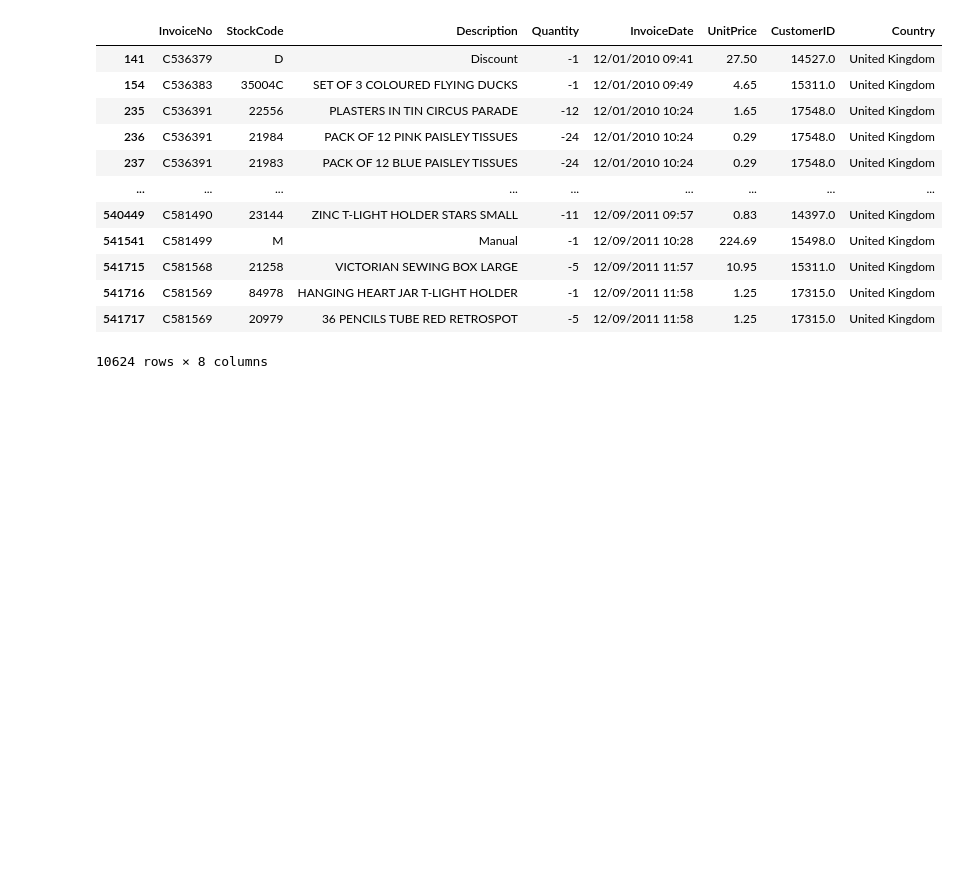
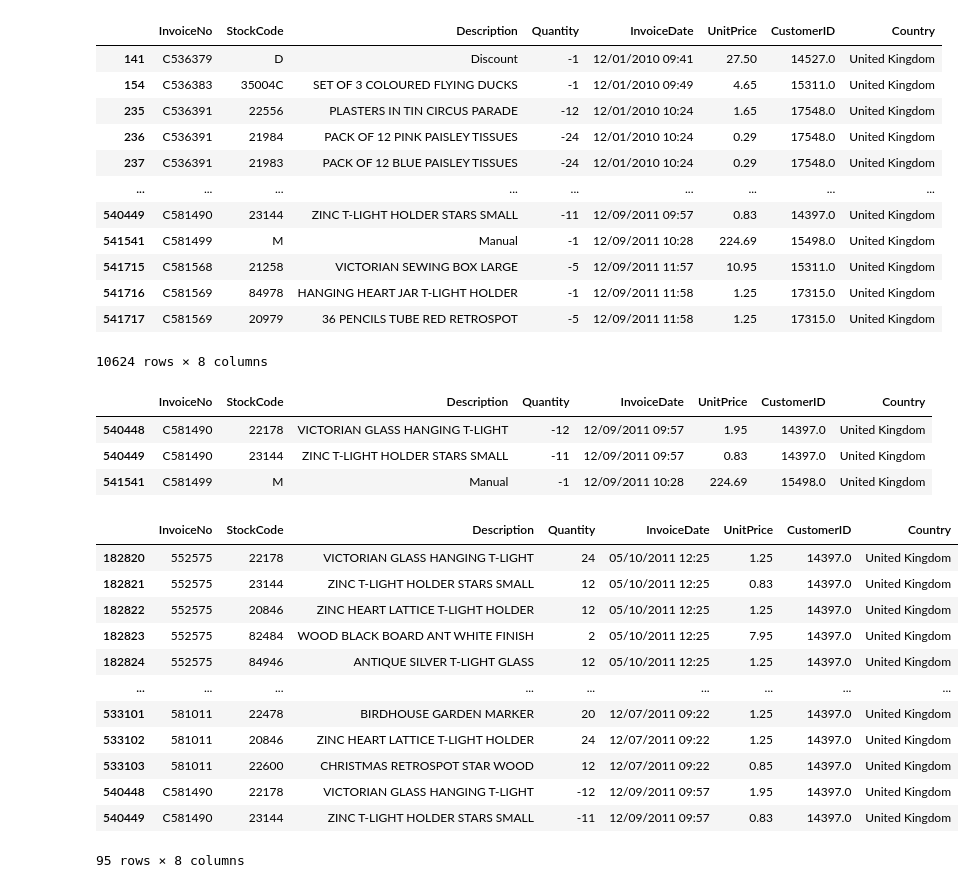
Before and after one commit to puttipongyy/BSC_DPDM23, a Jupyter notebook: Frequent_Patterns_(Association_Rules).ipynb, the cells around one changed output. Drawn from its saved outputs; the diff is of its cells as text; code cells hidden in the pictures; blank space fills up the shorter version.

```diff
--- a/Frequent_Patterns_(Association_Rules).ipynb
+++ b/Frequent_Patterns_(Association_Rules).ipynb
@@ -498,6 +515,29 @@ data[data['Quantity']<0]
 | 541716 | C581569 | 84978 | HANGING HEART JAR T-LIGHT HOLDER | -1 | 12/09/2011 11:58 | 1.25 | 17315.0 | United Kingdom |
 | 541717 | C581569 | 20979 | 36 PENCILS TUBE RED RETROSPOT | -5 | 12/09/2011 11:58 | 1.25 | 17315.0 | United Kingdom |
 10624 rows × 8 columns
+# %%
+data[(data['InvoiceNo'] == 'C581490') | (data['InvoiceNo'] == 'C581499')]
+# %% [output]
+|  | InvoiceNo | StockCode | Description | Quantity | InvoiceDate | UnitPrice | CustomerID | Country |
+| 540448 | C581490 | 22178 | VICTORIAN GLASS HANGING T-LIGHT | -12 | 12/09/2011 09:57 | 1.95 | 14397.0 | United Kingdom |
+| 540449 | C581490 | 23144 | ZINC T-LIGHT HOLDER STARS SMALL | -11 | 12/09/2011 09:57 | 0.83 | 14397.0 | United Kingdom |
+| 541541 | C581499 | M | Manual | -1 | 12/09/2011 10:28 | 224.69 | 15498.0 | United Kingdom |
+# %%
+data[(data['CustomerID'] == 14397)]
+# %% [output]
+|  | InvoiceNo | StockCode | Description | Quantity | InvoiceDate | UnitPrice | CustomerID | Country |
+| 182820 | 552575 | 22178 | VICTORIAN GLASS HANGING T-LIGHT | 24 | 05/10/2011 12:25 | 1.25 | 14397.0 | United Kingdom |
+| 182821 | 552575 | 23144 | ZINC T-LIGHT HOLDER STARS SMALL | 12 | 05/10/2011 12:25 | 0.83 | 14397.0 | United Kingdom |
+| 182822 | 552575 | 20846 | ZINC HEART LATTICE T-LIGHT HOLDER | 12 | 05/10/2011 12:25 | 1.25 | 14397.0 | United Kingdom |
+| 182823 | 552575 | 82484 | WOOD BLACK BOARD ANT WHITE FINISH | 2 | 05/10/2011 12:25 | 7.95 | 14397.0 | United Kingdom |
+| 182824 | 552575 | 84946 | ANTIQUE SILVER T-LIGHT GLASS | 12 | 05/10/2011 12:25 | 1.25 | 14397.0 | United Kingdom |
+| ... | ... | ... | ... | ... | ... | ... | ... | ... |
+| 533101 | 581011 | 22478 | BIRDHOUSE GARDEN MARKER | 20 | 12/07/2011 09:22 | 1.25 | 14397.0 | United Kingdom |
+| 533102 | 581011 | 20846 | ZINC HEART LATTICE T-LIGHT HOLDER | 24 | 12/07/2011 09:22 | 1.25 | 14397.0 | United Kingdom |
+| 533103 | 581011 | 22600 | CHRISTMAS RETROSPOT STAR WOOD | 12 | 12/07/2011 09:22 | 0.85 | 14397.0 | United Kingdom |
+| 540448 | C581490 | 22178 | VICTORIAN GLASS HANGING T-LIGHT | -12 | 12/09/2011 09:57 | 1.95 | 14397.0 | United Kingdom |
+| 540449 | C581490 | 23144 | ZINC T-LIGHT HOLDER STARS SMALL | -11 | 12/09/2011 09:57 | 0.83 | 14397.0 | United Kingdom |
+95 rows × 8 columns
 # %%
 data
 # %% [output]
```
Also changed, not shown: parts of 16 cells of this notebook.
